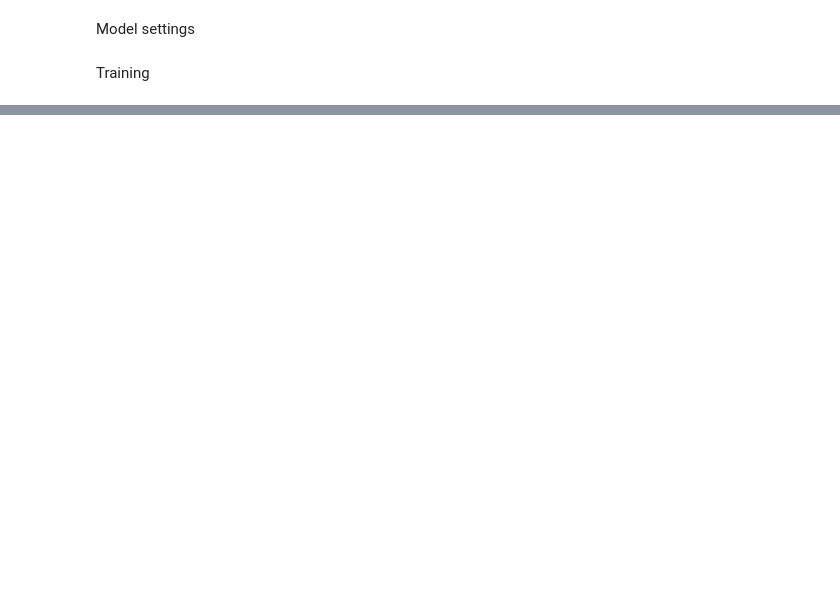
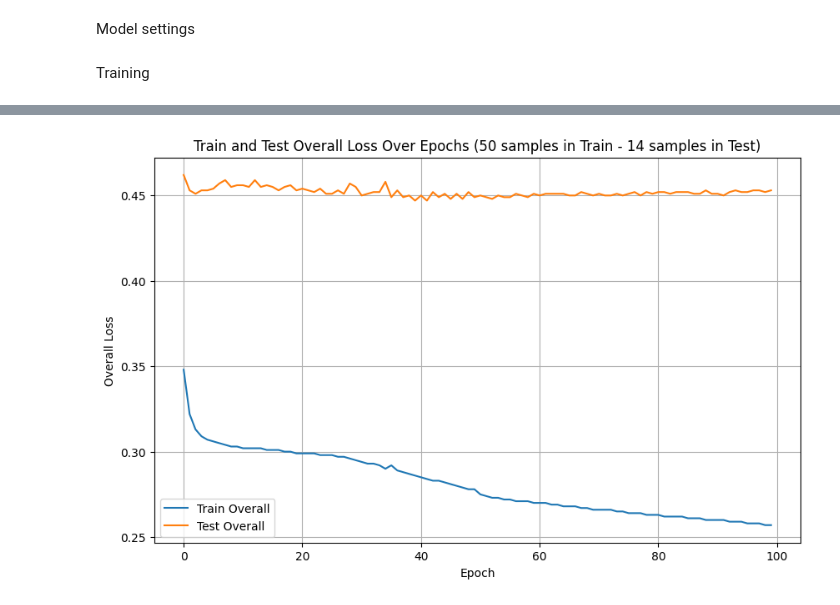
Before and after one commit to bralani/retopology, a Jupyter notebook: retopology.ipynb, the cells around one changed output, grey strips where cells are left out. Saved outputs shown, nothing was run; the diff lists cells and outputs as text; code cells hidden in the pictures; blank space fills up the shorter version.

```diff
--- a/retopology.ipynb
+++ b/retopology.ipynb
@@ -204,0 +287,39 @@ print("Overall test loss: {:06.3f}%".format(test_loss))
+# %%
+train_overall = [
+    0.348, 0.322, 0.313, 0.309, 0.307, 0.306, 0.305, 0.304, 0.303, 0.303,
+    0.302, 0.302, 0.302, 0.302, 0.301, 0.301, 0.301, 0.3, 0.3, 0.299,
+    0.299, 0.299, 0.299, 0.298, 0.298, 0.298, 0.297, 0.297, 0.296, 0.295,
+    0.294, 0.293, 0.293, 0.292, 0.29, 0.292, 0.289, 0.288, 0.287, 0.286,
+    0.285, 0.284, 0.283, 0.283, 0.282, 0.281, 0.28, 0.279, 0.278, 0.278,
+    0.275, 0.274, 0.273, 0.273, 0.272, 0.272, 0.271, 0.271, 0.271, 0.27,
+    0.27, 0.27, 0.269, 0.269, 0.268, 0.268, 0.268, 0.267, 0.267, 0.266,
+    0.266, 0.266, 0.266, 0.265, 0.265, 0.264, 0.264, 0.264, 0.263, 0.263,
+    0.263, 0.262, 0.262, 0.262, 0.262, 0.261, 0.261, 0.261, 0.26, 0.26,
+    0.26, 0.26, 0.259, 0.259, 0.259, 0.258, 0.258, 0.258, 0.257, 0.257
+]
+
+test_overall = [
+    0.462, 0.453, 0.451, 0.453, 0.453, 0.454, 0.457, 0.459, 0.455, 0.456,
+    0.456, 0.455, 0.459, 0.455, 0.456, 0.455, 0.453, 0.455, 0.456, 0.453,
+    0.454, 0.453, 0.452, 0.454, 0.451, 0.451, 0.453, 0.451, 0.457, 0.455,
+    0.45, 0.451, 0.452, 0.452, 0.458, 0.449, 0.453, 0.449, 0.45, 0.447,
+    0.45, 0.447, 0.452, 0.449, 0.451, 0.448, 0.451, 0.448, 0.452, 0.449,
+    0.45, 0.449, 0.448, 0.45, 0.449, 0.449, 0.451, 0.45, 0.449, 0.451,
+    0.45, 0.451, 0.451, 0.451, 0.451, 0.45, 0.45, 0.452, 0.451, 0.45,
+    0.451, 0.45, 0.45, 0.451, 0.45, 0.451, 0.452, 0.45, 0.452, 0.451,
+    0.452, 0.452, 0.451, 0.452, 0.452, 0.452, 0.451, 0.451, 0.453, 0.451,
+    0.451, 0.45, 0.452, 0.453, 0.452, 0.452, 0.453, 0.453, 0.452, 0.453
+]
+
+# Create the plot
+plt.figure(figsize=(10, 6))
+plt.plot(epochs, train_overall, label='Train Overall')
+plt.plot(epochs, test_overall, label='Test Overall')
+plt.xlabel('Epoch')
+plt.ylabel('Overall Loss')
+plt.title('Train and Test Overall Loss Over Epochs (50 samples in Train - 14 samples in Test)')
+plt.legend()
+plt.grid(True)
+plt.show()
+# %% [output]
+[figure, added]
```
Also changed, not shown: parts of 11 cells of this notebook, 1 other file.
